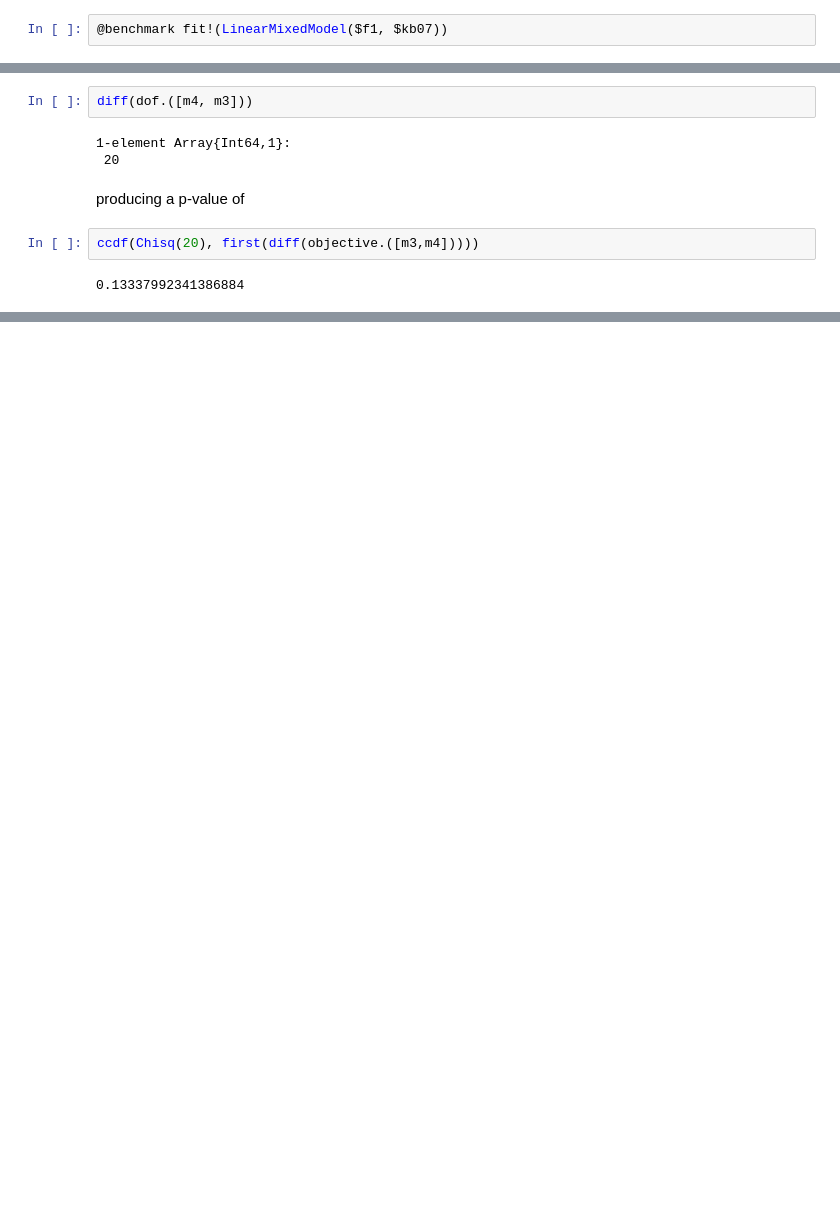
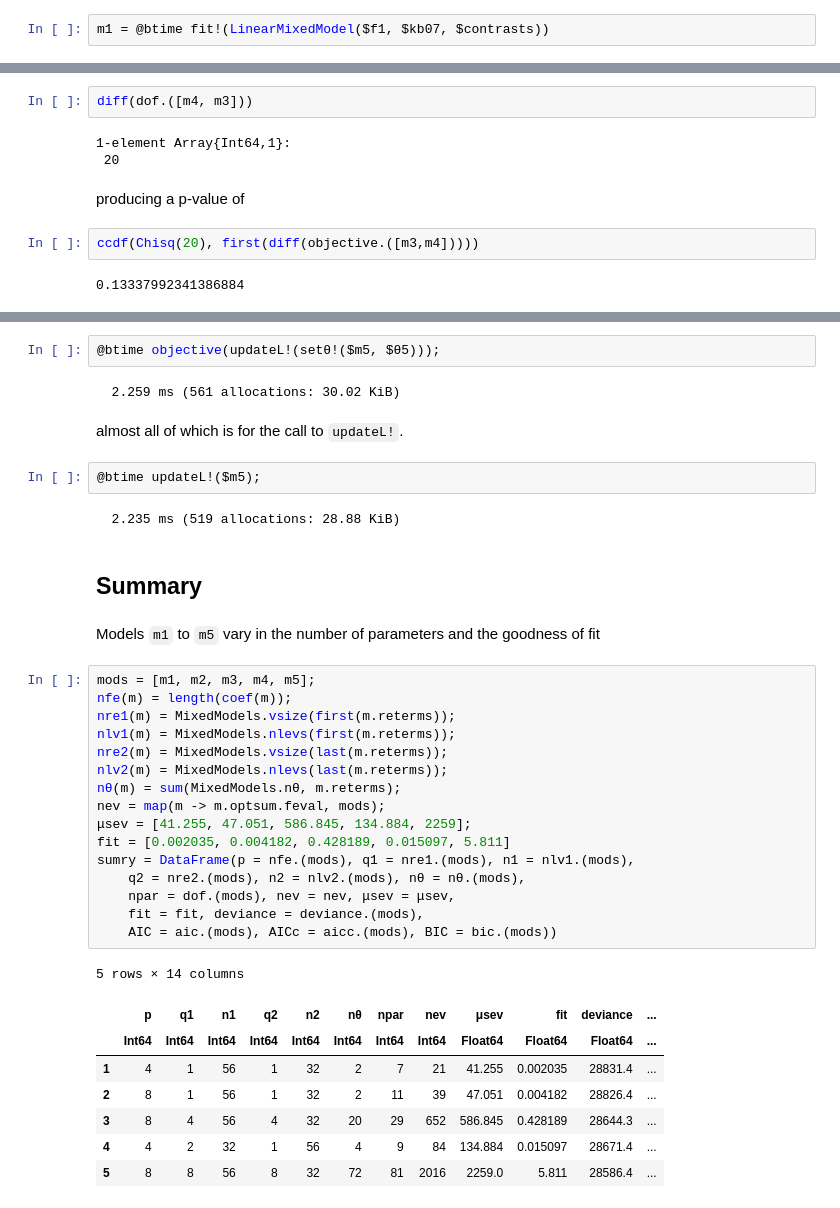
Before and after one commit to dmbates/JuliaWorkshop, a Jupyter notebook: Complexity.ipynb, the cells around one changed output, grey strips where cells are left out. Drawn from its saved outputs; the diff is of its cells as text; blank space fills up the shorter version.

```diff
--- a/Complexity.ipynb
+++ b/Complexity.ipynb
@@ -145,3 +187,3 @@ When timing function calls that take less than a few seconds, it is more stable
 # %%
-@benchmark fit!(LinearMixedModel($f1, $kb07))
+m1 = @btime fit!(LinearMixedModel($f1, $kb07, $contrasts))
 # %% [output]
@@ -544,0 +589,39 @@ ccdf(Chisq(20), first(diff(objective.([m3,m4]))))
+# %%
+@btime objective(updateL!(setθ!($m5, $θ5)));
+# %% [output]
+  2.259 ms (561 allocations: 30.02 KiB)
+# %% [markdown]
+almost all of which is for the call to `updateL!`.
+# %%
+@btime updateL!($m5);
+# %% [output]
+  2.235 ms (519 allocations: 28.88 KiB)
+# %% [markdown]
+## Summary
+# %% [markdown]
+Models `m1` to `m5` vary in the number of parameters and the goodness of fit
+# %%
+mods = [m1, m2, m3, m4, m5];
+nfe(m) = length(coef(m));
+nre1(m) = MixedModels.vsize(first(m.reterms));
+nlv1(m) = MixedModels.nlevs(first(m.reterms));
+nre2(m) = MixedModels.vsize(last(m.reterms));
+nlv2(m) = MixedModels.nlevs(last(m.reterms));
+nθ(m) = sum(MixedModels.nθ, m.reterms);
+nev = map(m -> m.optsum.feval, mods);
+μsev = [41.255, 47.051, 586.845, 134.884, 2259];
+fit = [0.002035, 0.004182, 0.428189, 0.015097, 5.811]
+sumry = DataFrame(p = nfe.(mods), q1 = nre1.(mods), n1 = nlv1.(mods),
+    q2 = nre2.(mods), n2 = nlv2.(mods), nθ = nθ.(mods),
+    npar = dof.(mods), nev = nev, μsev = μsev,
+    fit = fit, deviance = deviance.(mods),
+    AIC = aic.(mods), AICc = aicc.(mods), BIC = bic.(mods))
+# %% [output]
+5 rows × 14 columns
+|  | p | q1 | n1 | q2 | n2 | nθ | npar | nev | μsev | fit | deviance | ... |
+|  | Int64 | Int64 | Int64 | Int64 | Int64 | Int64 | Int64 | Int64 | Float64 | Float64 | Float64 | ... |
+| 1 | 4 | 1 | 56 | 1 | 32 | 2 | 7 | 21 | 41.255 | 0.002035 | 28831.4 | ... |
+| 2 | 8 | 1 | 56 | 1 | 32 | 2 | 11 | 39 | 47.051 | 0.004182 | 28826.4 | ... |
+| 3 | 8 | 4 | 56 | 4 | 32 | 20 | 29 | 652 | 586.845 | 0.428189 | 28644.3 | ... |
+| 4 | 4 | 2 | 32 | 1 | 56 | 4 | 9 | 84 | 134.884 | 0.015097 | 28671.4 | ... |
+| 5 | 8 | 8 | 56 | 8 | 32 | 72 | 81 | 2016 | 2259.0 | 5.811 | 28586.4 | ... |
```
Also changed, not shown: parts of 82 cells of this notebook, 1 other file.
